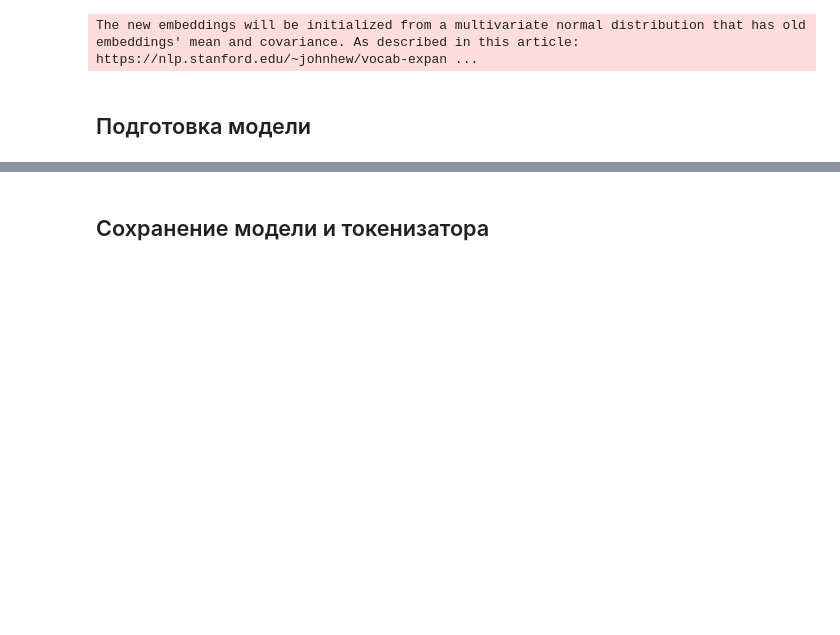
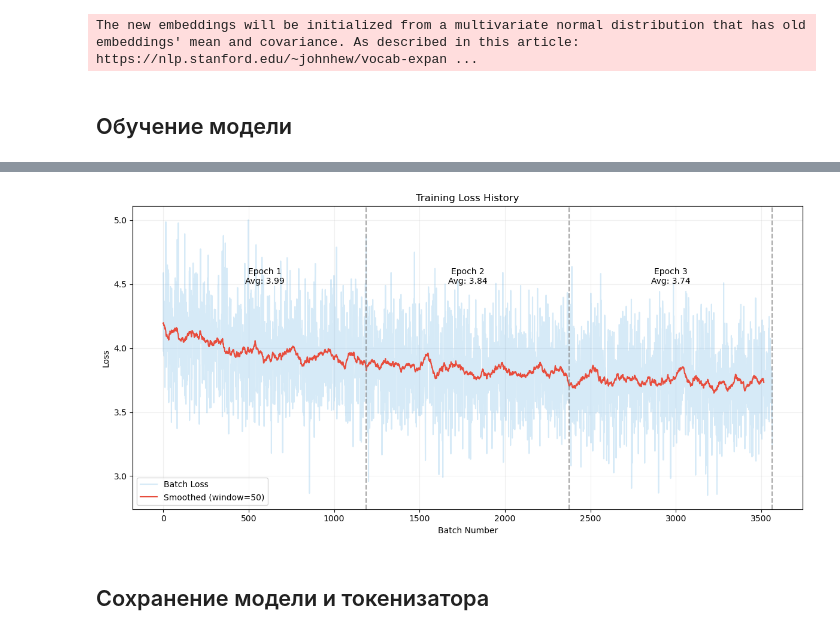
Before and after one commit to kosatchev/-NLP_HW2_HouseMD, a Jupyter notebook: notebooks/GPT2 training.ipynb, the cells around one changed output, grey strips where cells are left out. Saved outputs shown, nothing was run; the diff lists cells and outputs as text; code cells hidden in the pictures; blank space fills up the shorter version.

```diff
--- a/notebooks/GPT2 training.ipynb
+++ b/notebooks/GPT2 training.ipynb
@@ -30,8 +29,9 @@ sep_token = '<|sep|>'
 tokenizer.add_special_tokens({'additional_special_tokens': [sep_token]})
 tokenizer.pad_token = tokenizer.eos_token
 
-# Создание объединенных последовательностей
+
 def create_sequences(row):
+    """Создание объединенных последовательностей"""
     return f"{row['context']} {sep_token} {row['response']}{tokenizer.eos_token}"
 
 df['sequence'] = df.apply(create_sequences, axis=1)
@@ -78,12 +78,16 @@ for param in model.transformer.h[-4:].parameters():
 # %% [output]
 The new embeddings will be initialized from a multivariate normal distribution that has old embeddings' mean and covariance. As described in this article: https://nlp.stanford.edu/~johnhew/vocab-expan ...
 # %% [markdown]
-## Подготовка модели
+## Обучение модели
 # %%
 # Настройка обучения
 optimizer = AdamW(model.parameters(), lr=3e-5)
 device = torch.device('cuda' if torch.cuda.is_available() else 'cpu')
 model.to(device)
+
+# Инициализация списков для отслеживания потерь
+all_losses = []          # Потери на каждом батче
+epoch_losses = []        # Средние потери по эпохам
 
 # Обучение с прогресс-баром
 for epoch in range(3):
@@ -110,12 +114,50 @@ for epoch in range(3):
         optimizer.step()
 
         total_loss += loss.item()
+        all_losses.append(loss.item())  # Сохраняем loss каждого батча
         progress_bar.set_postfix({'loss': loss.item()})
 
-    print(f"Epoch {epoch+1} Average Loss: {total_loss/len(train_loader):.4f}")
+    epoch_avg_loss = total_loss/len(train_loader)
+    epoch_losses.append(epoch_avg_loss)
+    print(f"Epoch {epoch+1} Average Loss: {epoch_avg_loss:.4f}")
 
-# Функция генерации ответа
+# Визуализация обучения
+plt.figure(figsize=(12, 6))
+
+# Сырые данные и сглаженная кривая
+window_size = 50  # Размер окна для скользящего среднего
+smoothed_losses = np.convolve(
+    all_losses,
+    np.ones(window_size)/window_size,
+    mode='valid'
+)
+
+plt.plot(all_losses, alpha=0.2, label='Batch Loss', color='#3498db')
+plt.plot(smoothed_losses, label=f'Smoothed (window={window_size})', color='#e74c3c')
+
+# Разметка эпох
+num_batches_per_epoch = len(train_loader)
+for epoch in range(3):
+    end_batch = (epoch + 1) * num_batches_per_epoch
+    plt.axvline(end_batch, color='grey', linestyle='--', alpha=0.7)
+    plt.text(
+        end_batch - num_batches_per_epoch/2,
+        max(all_losses)*0.9,
+        f'Epoch {epoch+1}\nAvg: {epoch_losses[epoch]:.2f}',
+        ha='center'
+    )
+
+plt.title('Training Loss History')
+plt.xlabel('Batch Number')
+plt.ylabel('Loss')
+plt.legend()
+plt.grid(True, alpha=0.2)
+plt.tight_layout()
+plt.show()
+
+
 def generate_response(model, tokenizer, context, max_length=50):
+    """Функция генерации ответа"""
     prompt = f"{context} {sep_token}"
     inputs = tokenizer(prompt, return_tensors='pt').to(device)
 
@@ -141,3 +183,4 @@ Epoch 3 Average Loss: 3.7448
+[figure, added]
 # %% [markdown]
 ## Сохранение модели и токенизатора
 # %%
```
Also changed, not shown: parts of 2 cells of this notebook, 7 other files.
